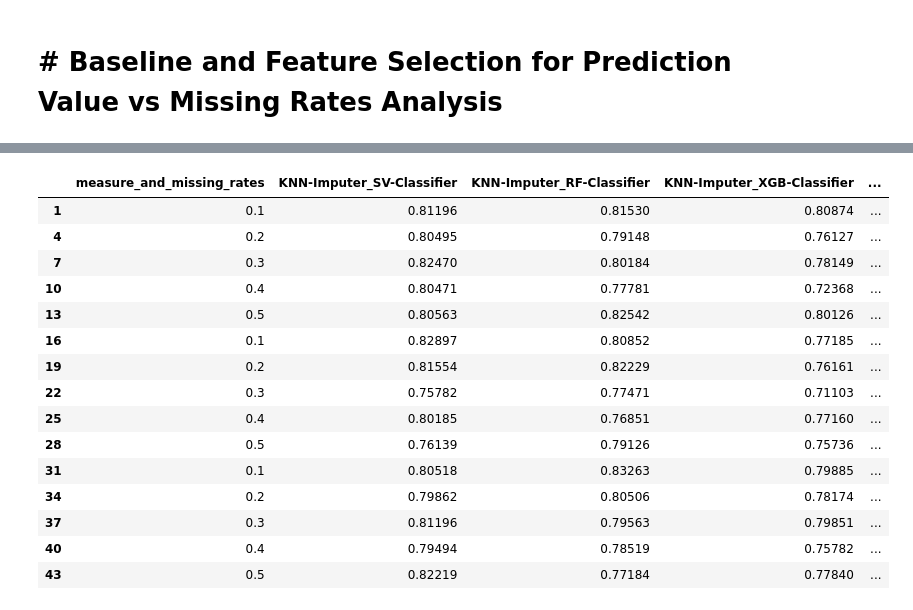
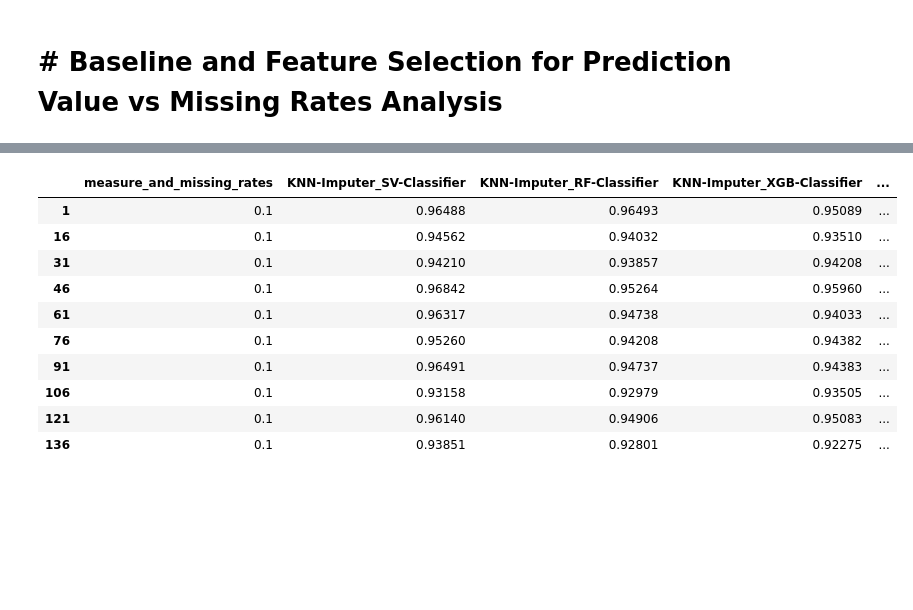
Before and after one commit to dylandgz/Thesis_Experiments, a Jupyter notebook: src/visualization_scripts/FS_prediction_analysis.ipynb, the cells around one changed output, grey strips where cells are left out. Cells and saved outputs as stored; diff of their text form; code cells hidden in the pictures; blank space fills up the shorter version.

Commit message:
updated with trials parallelized

```diff
--- a/src/visualization_scripts/FS_prediction_analysis.ipynb
+++ b/src/visualization_scripts/FS_prediction_analysis.ipynb
@@ -101,8 +101,13 @@ def clean_data(dataframes,dataframes_clean_data, measures_to_keep):
 
 
         # Store the cleaned DataFrame
-        dataframes_clean_data[f"{key}_clean"] = df_clean
+        dataframes_clean_data[f"{key}"] = df_clean
 
+        print("&&&&&&&&&&&&&&&&&&&&&&&&&&&&&&&&&&&&&&&&&&&&&&&&&&&&&&&&&&&&&&&&&&&&&&&&&&&&&&&&&&&&&&&&&&&&&&&&&&&&&&&&&&&&&&&&&&")
+        print(new_columns)
+        print("&&&&&&&&&&&&&&&&&&&&&&&&&&&&&&&&&&&&&&&&&&&&&&&&&&&&&&&&&&&&&&&&&&&&&&&&&&&&&&&&&&&&&&&&&&&&&&&&&&&&&&&&&&&&&&&&&&")
+
+    dataframes_clean_data = dict(sorted(dataframes_clean_data.items()))
     return dataframes_clean_data
 # %%
 import os
@@ -121,15 +126,10 @@ def complete_statistics_plots(dataset_name,prediction_metrics_directory, datafra
     output_directory = os.path.join(prediction_metrics_directory, stats_directory_name)
     os.makedirs(output_directory, exist_ok=True)
 
-
-
-
-
-
     # Iterate through each DataFrame in dataframes_clean_data
     for key, df in dataframes_clean_data.items():
         # Check if it is the baseline dataframe
-        if "baseline_clean" in key:
+        if "baseline" in key:
             # Split baseline data by missing rate
             for missing_rate in df['measure_and_missing_rates'].unique():
                 baseline_data_by_missingness[str(missing_rate)] = df[df['measure_and_missing_rates'] == str(missing_rate)]
@@ -139,8 +139,6 @@ def complete_statistics_plots(dataset_name,prediction_metrics_directory, datafra
             # Split feature selection data by missing rate
             for missing_rate in df['measure_and_missing_rates'].unique():
                 data_by_missingrates[key][str(missing_rate)] = df[df['measure_and_missing_rates'] == str(missing_rate)]
-
-
 
     print(baseline_data_by_missingness)
     # Calculate descriptive statistics and save to CSV files
@@ -562,7 +456,7 @@ def generate_combined_csv_per_graph_with_pvalues_all_vs_all(dataset_name, predic
 # %%
 
 
-directory_list=["/Users/dylandominguez/Library/CloudStorage/GoogleDrive-domy7912@gmail.com/My Drive/Grad School/Thesis/DylanDominguez-S24-F24-MastersThesis_Shared(Old -DATA ONLY))/Part 2 - Feature Selection Data/Exp#29_prelimdata_Cleveland_9_22_24_imp_pred_eval_3_trials_base_fs_pipelines/MAR"]
+directory_list=["/Users/dylandominguez/Library/CloudStorage/GoogleDrive-domy7912@gmail.com/My Drive/Grad School/Thesis/DylanDominguez-S24-F24-MastersThesis_Shared(Old -DATA ONLY))/Part 2 - Feature Selection Data/Exp#34_Wisconsin_10_8_24_imp_pred_eval_10_trials_10_fold_base_fs_pipelines/MAR"]
 # measures=["roc_auc","accuracy","f1_score"]
 measures=["accuracy"]
 
@@ -620,7 +514,7 @@ for dir in directory_list:
 
         complete_statistics_plots(dataset_name,prediction_metrics_directory, dataframes_clean_data,missing_mechanism,y_axis_label,complete_stats_directory_name)
 
-        visualize_FS_imputation_pred(dataset_name,prediction_metrics_directory, dataframes_clean_data,missing_mechanism,y_axis_label,stats_directory_name)
+        data_by_missingrates, baseline_data_by_missingness=visualize_FS_imputation_pred(dataset_name,prediction_metrics_directory, dataframes_clean_data,missing_mechanism,y_axis_label,stats_directory_name)
         generate_combined_csv_per_graph(
         dataset_name,
         prediction_metrics_directory,
@@ -694,22 +588,17 @@ Statistics and comparison results saved in /Users/dylandominguez/Library/CloudSt
 Statistics and comparison results saved in /Users/dylandominguez/Library/CloudStorage/GoogleDrive-domy7912@gmail.com/My Drive/Grad School/Thesis/DylanDominguez-S24-F24-MastersThesis_Shared(Old -DATA O ...
 Statistics and comparison results saved in /Users/dylandominguez/Library/CloudStorage/GoogleDrive-domy7912@gmail.com/My Drive/Grad School/Thesis/DylanDominguez-S24-F24-MastersThesis_Shared(Old -DATA O ...
 Statistics and comparison results saved in /Users/dylandominguez/Library/CloudStorage/GoogleDrive-domy7912@gmail.com/My Drive/Grad School/Thesis/DylanDominguez-S24-F24-MastersThesis_Shared(Old -DATA O ...
-# %%
-dataframes_clean_data["chi_square_clean"].head(100)
-# %% [output]
-|  | measure_and_missing_rates | KNN-Imputer_SV-Classifier | KNN-Imputer_RF-Classifier | KNN-Imputer_XGB-Classifier | ... |
-| 1 | 0.1 | 0.81196 | 0.81530 | 0.80874 | ... |
-| 4 | 0.2 | 0.80495 | 0.79148 | 0.76127 | ... |
-| 7 | 0.3 | 0.82470 | 0.80184 | 0.78149 | ... |
-| 10 | 0.4 | 0.80471 | 0.77781 | 0.72368 | ... |
-| 13 | 0.5 | 0.80563 | 0.82542 | 0.80126 | ... |
-| 16 | 0.1 | 0.82897 | 0.80852 | 0.77185 | ... |
-| 19 | 0.2 | 0.81554 | 0.82229 | 0.76161 | ... |
-| 22 | 0.3 | 0.75782 | 0.77471 | 0.71103 | ... |
-| 25 | 0.4 | 0.80185 | 0.76851 | 0.77160 | ... |
-| 28 | 0.5 | 0.76139 | 0.79126 | 0.75736 | ... |
-| 31 | 0.1 | 0.80518 | 0.83263 | 0.79885 | ... |
-| 34 | 0.2 | 0.79862 | 0.80506 | 0.78174 | ... |
-| 37 | 0.3 | 0.81196 | 0.79563 | 0.79851 | ... |
-| 40 | 0.4 | 0.79494 | 0.78519 | 0.75782 | ... |
-| 43 | 0.5 | 0.82219 | 0.77184 | 0.77840 | ... |
+# %%
+data_by_missingrates["genetic_algorithm"]["0.1"].head(100)
+# %% [output]
+|  | measure_and_missing_rates | KNN-Imputer_SV-Classifier | KNN-Imputer_RF-Classifier | KNN-Imputer_XGB-Classifier | ... |
+| 1 | 0.1 | 0.96488 | 0.96493 | 0.95089 | ... |
+| 16 | 0.1 | 0.94562 | 0.94032 | 0.93510 | ... |
+| 31 | 0.1 | 0.94210 | 0.93857 | 0.94208 | ... |
+| 46 | 0.1 | 0.96842 | 0.95264 | 0.95960 | ... |
+| 61 | 0.1 | 0.96317 | 0.94738 | 0.94033 | ... |
+| 76 | 0.1 | 0.95260 | 0.94208 | 0.94382 | ... |
+| 91 | 0.1 | 0.96491 | 0.94737 | 0.94383 | ... |
+| 106 | 0.1 | 0.93158 | 0.92979 | 0.93505 | ... |
+| 121 | 0.1 | 0.96140 | 0.94906 | 0.95083 | ... |
+| 136 | 0.1 | 0.93851 | 0.92801 | 0.92275 | ... |
```
Also changed, not shown: parts of 6 cells of this notebook, 3 other files.
